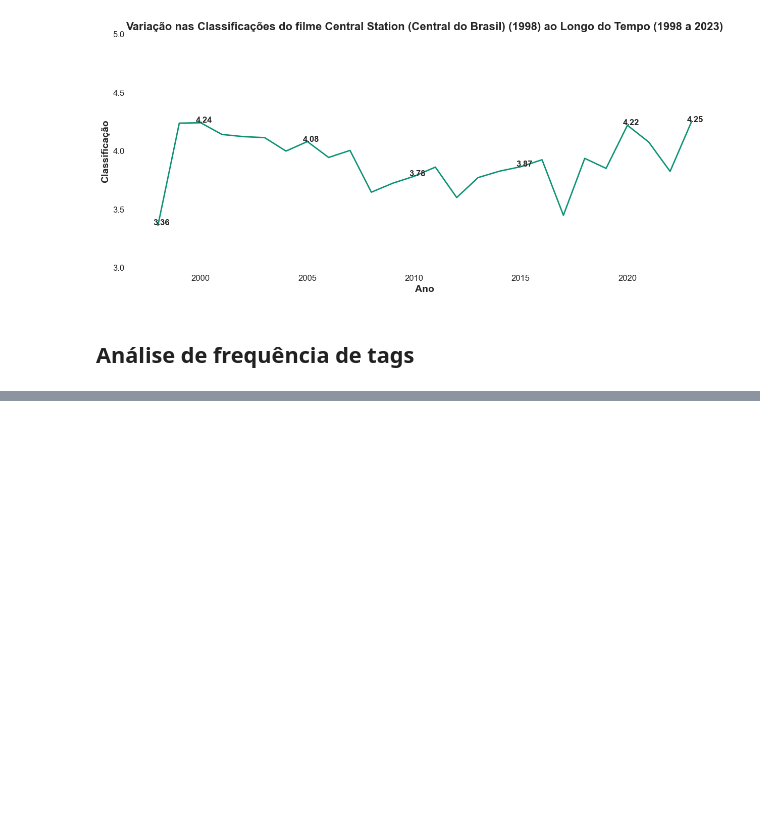
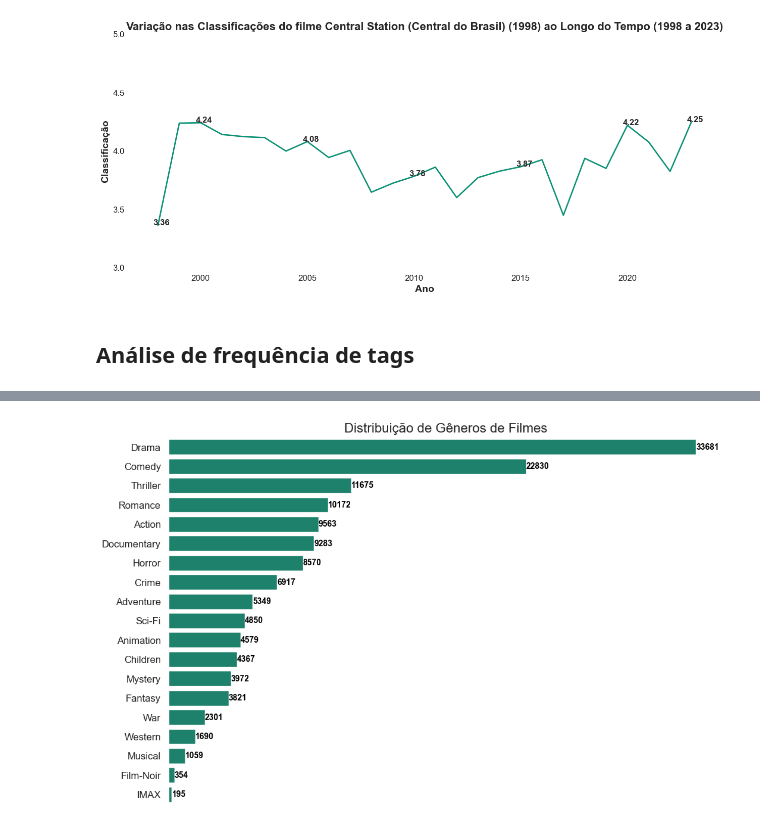
Before and after one commit to Vinicius-Luiz/movie_recommendation_pyspark, a Jupyter notebook: index_eda.ipynb, the cells around one changed output, grey strips where cells are left out. Cells and saved outputs as stored; diff of their text form; code cells hidden in the pictures; blank space fills up the shorter version.

```diff
--- a/index_eda.ipynb
+++ b/index_eda.ipynb
@@ -630,0 +641,15 @@ Count: 758
+# %%
+SQL_300 = '''
+SELECT m.year
+     , m.genres
+  FROM movies m
+'''
+
+df_300 = spark.sql(SQL_300)
+
+df_301 = df_300.select("year", f.explode("genres").alias("genre"))\
+                   .filter("genre <> '(no genres listed)'")
+
+df_301 = df_301.withColumn('decade', f.concat(f.substring(df_301['year'], 1, 3), f.lit("0's")))
+
+df_301.show(5, False)
@@ -630,0 +732,26 @@ Count: 758
+# %%
+df_301 = df_301.toPandas()
+
+# Calcular as contagens de cada gênero
+genre_counts = df_301['genre'].value_counts()
+
+# Criar o gráfico de distribuição
+plt.figure(figsize=(12, 8))
+ax = sns.countplot(y='genre', data=df_301, color='#0D9276', order=genre_counts.index)
+
+# Adicionar rótulos e título ao gráfico
+plt.xlabel('')
+plt.ylabel('')
+plt.title('Distribuição de Gêneros de Filmes', fontsize = 16)
+
+# Remover os valores do eixo x
+ax.set_xticks([])
+
+# Adicionar anotações dentro das barras com uma margem
+for index, value in enumerate(genre_counts):
+    ax.text(value, index, str(value), ha='left', va='center', fontsize=10, fontweight='bold', color='black')
+
+# Exibir o gráfico
+plt.show()
+# %% [output]
+[figure, added]
```
Also changed, not shown: parts of 19 cells of this notebook, 2 other files.
